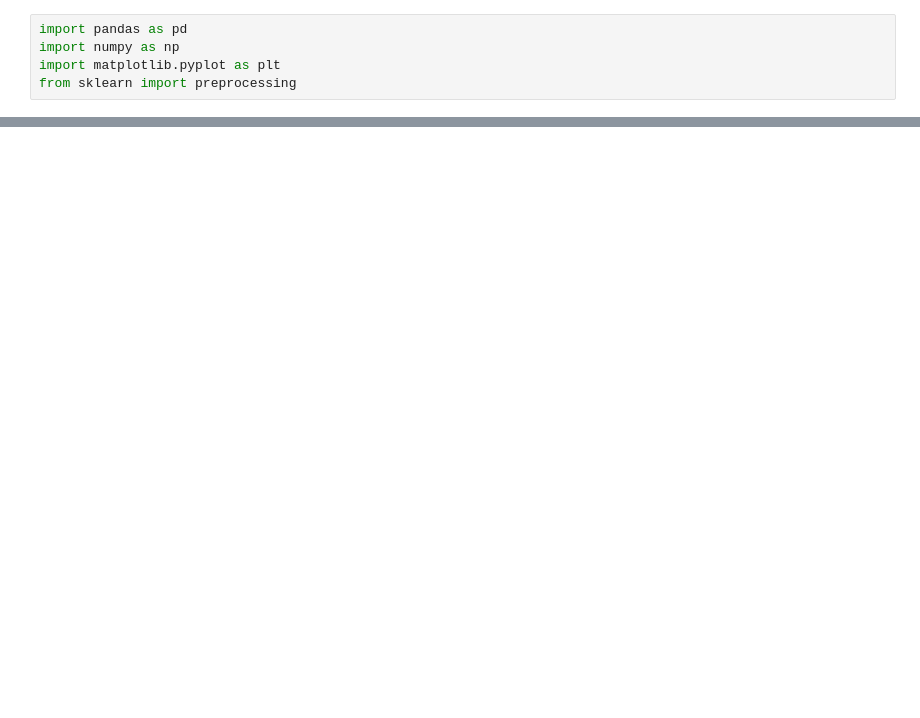
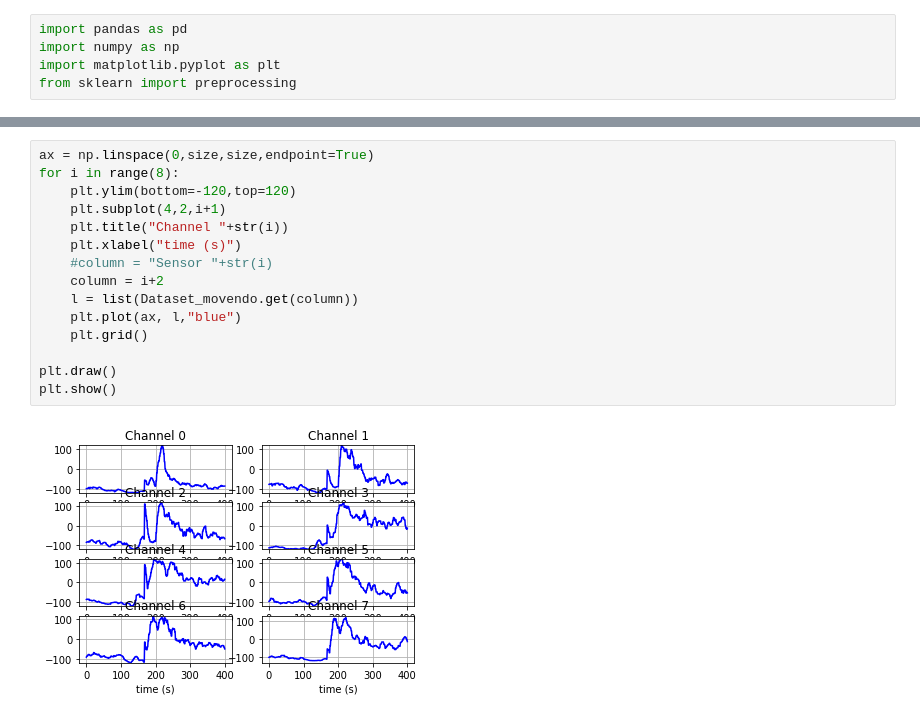
Before and after one commit to luizapozzobon/myo_project, a Jupyter notebook: Graficos.ipynb, the cells around one changed output, grey strips where cells are left out. Drawn from its saved outputs; the diff is of its cells as text; blank space fills up the shorter version.

```diff
--- a/Graficos.ipynb
+++ b/Graficos.ipynb
@@ -91,3 +115,20 @@ plt.show()
+# %%
+ax = np.linspace(0,size,size,endpoint=True)
+for i in range(8):
+    plt.ylim(bottom=-120,top=120)
+    plt.subplot(4,2,i+1)
+    plt.title("Channel "+str(i))
+    plt.xlabel("time (s)")
+    #column = "Sensor "+str(i)
+    column = i+2
+    l = list(Dataset_movendo.get(column))
+    plt.plot(ax, l,"blue")
+    plt.grid()
+
+plt.draw()
+plt.show()
+# %% [output]
+[figure, added]
 # %%
 for i in range(8):
     plt.subplot(4,2,i+1)
```
Also changed, not shown: parts of 14 cells of this notebook, 9 other files.
